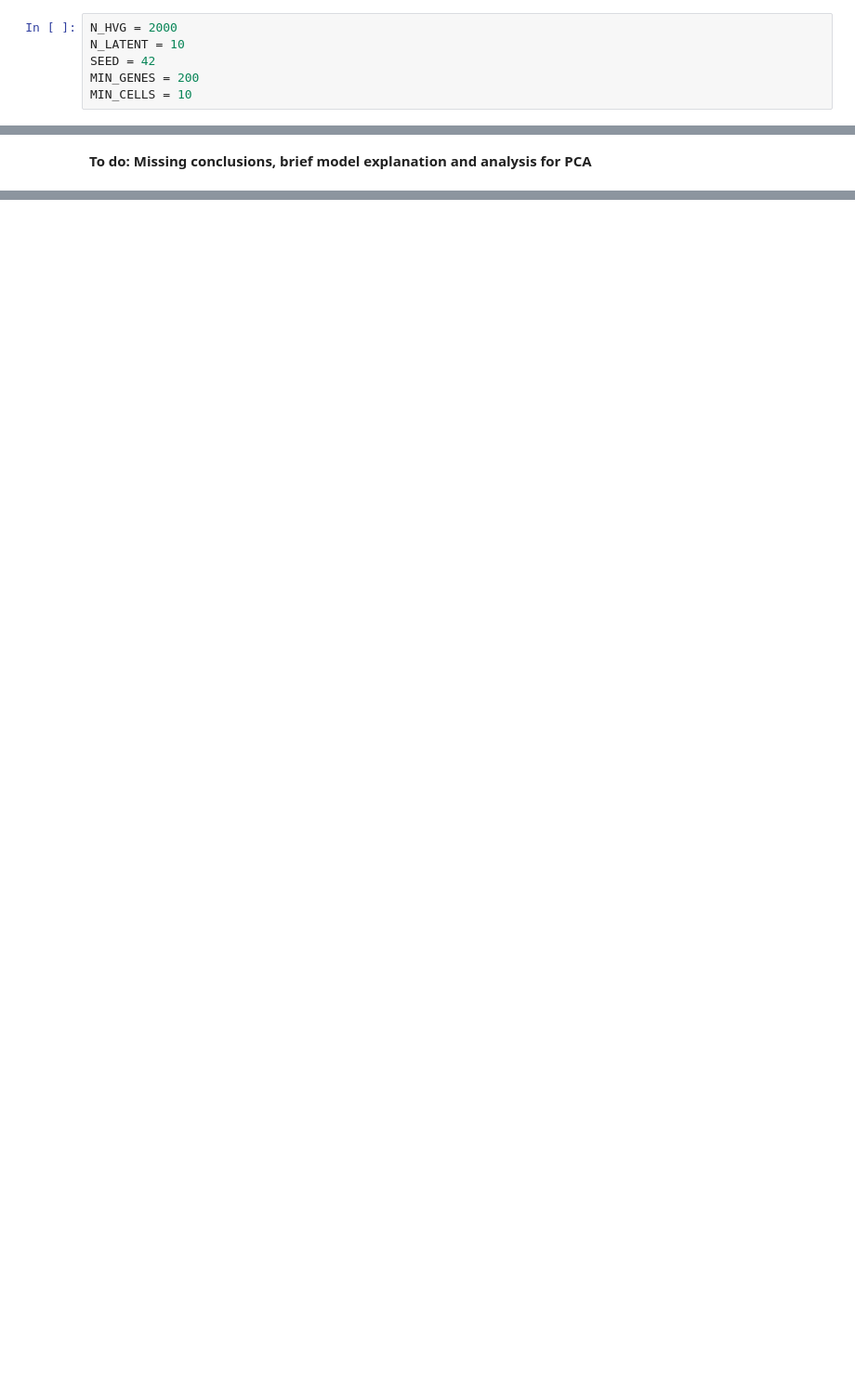
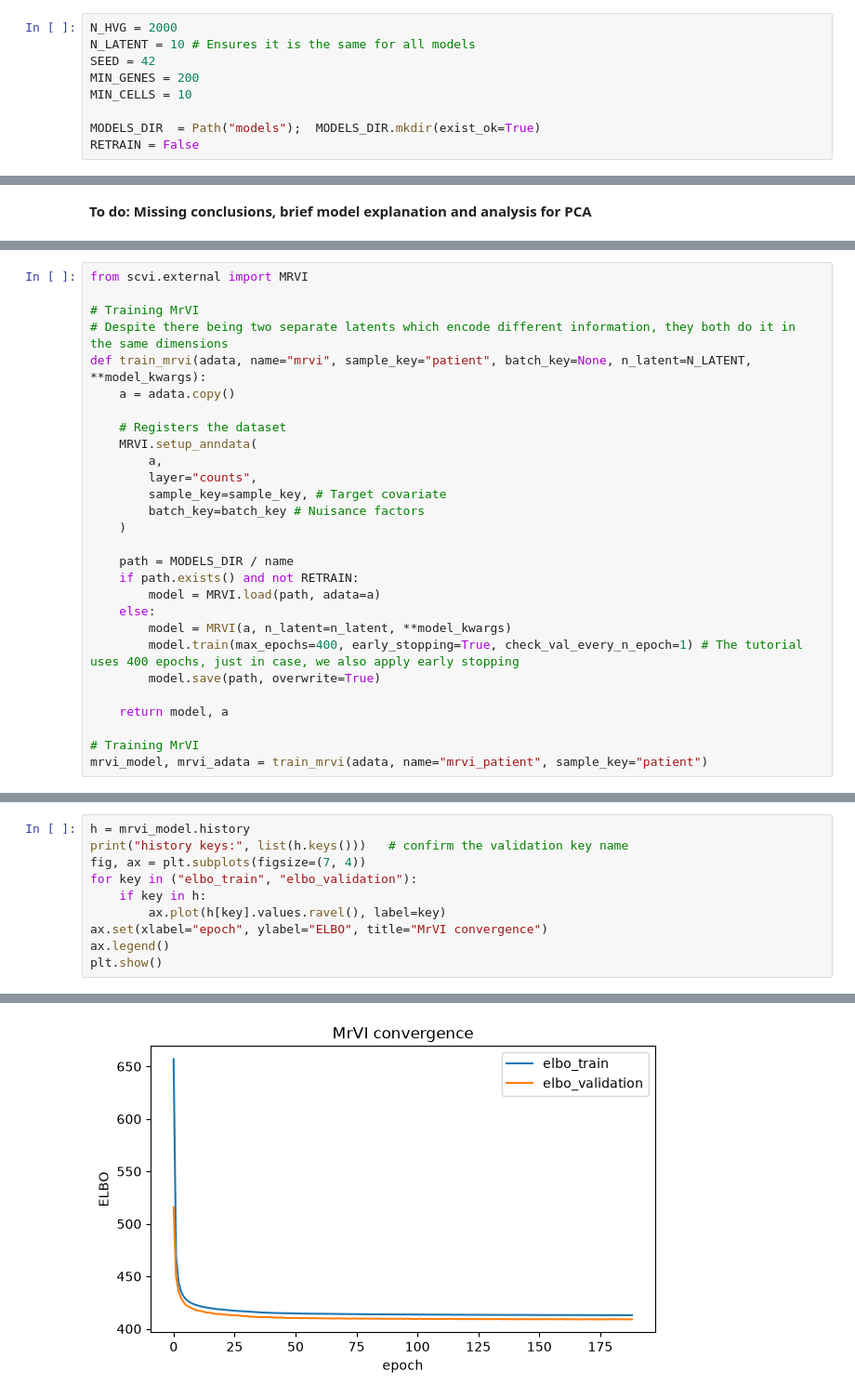
Before and after one commit to alvarodca/DeepGen-Oncology, a Jupyter notebook: models.ipynb, the cells around one changed output, grey strips where cells are left out. Shown at 93% size. Saved outputs shown, nothing was run; the diff lists cells and outputs as text; blank space fills up the shorter version.

```diff
--- a/models.ipynb
+++ b/models.ipynb
@@ -90,10 +89,13 @@ adata.obs["subtype"] = adata.obs["subtype"].astype(str)
 # Data Filtering and Normalization
 # %%
 N_HVG = 2000
-N_LATENT = 10
+N_LATENT = 10 # Ensures it is the same for all models
 SEED = 42
 MIN_GENES = 200
 MIN_CELLS = 10
+
+MODELS_DIR  = Path("models");  MODELS_DIR.mkdir(exist_ok=True)
+RETRAIN = False
 # %%
 adata.layers["counts"] = adata.X.copy() # Raw counts are saved just in case
 
@@ -195,0 +239,28 @@ PCA Baseline        -0.201067           1.138922
+# %%
+from scvi.external import MRVI
+
+# Training MrVI
+# Despite there being two separate latents which encode different information, they both do it in the same dimensions
+def train_mrvi(adata, name="mrvi", sample_key="patient", batch_key=None, n_latent=N_LATENT, **model_kwargs):
+    a = adata.copy()
+
+    # Registers the dataset
+    MRVI.setup_anndata(
+        a,
+        layer="counts",
+        sample_key=sample_key, # Target covariate
+        batch_key=batch_key # Nuisance factors
+    )
+
+    path = MODELS_DIR / name
+    if path.exists() and not RETRAIN:
+        model = MRVI.load(path, adata=a)
+    else:
+        model = MRVI(a, n_latent=n_latent, **model_kwargs)
+        model.train(max_epochs=400, early_stopping=True, check_val_every_n_epoch=1) # The tutorial uses 400 epochs, just in case, we also apply early stopping
+        model.save(path, overwrite=True)
+
+    return model, a
+
+# Training MrVI
+mrvi_model, mrvi_adata = train_mrvi(adata, name="mrvi_patient", sample_key="patient")
@@ -195,0 +286,11 @@ PCA Baseline        -0.201067           1.138922
+# %%
+h = mrvi_model.history
+print("history keys:", list(h.keys()))   # confirm the validation key name
+fig, ax = plt.subplots(figsize=(7, 4))
+for key in ("elbo_train", "elbo_validation"):
+    if key in h:
+        ax.plot(h[key].values.ravel(), label=key)
+ax.set(xlabel="epoch", ylabel="ELBO", title="MrVI convergence")
+ax.legend()
+plt.show()
+# %% [output]
@@ -195,0 +298 @@ PCA Baseline        -0.201067           1.138922
+[figure, added]
```
Also changed, not shown: parts of 18 cells of this notebook, 2 other files.
